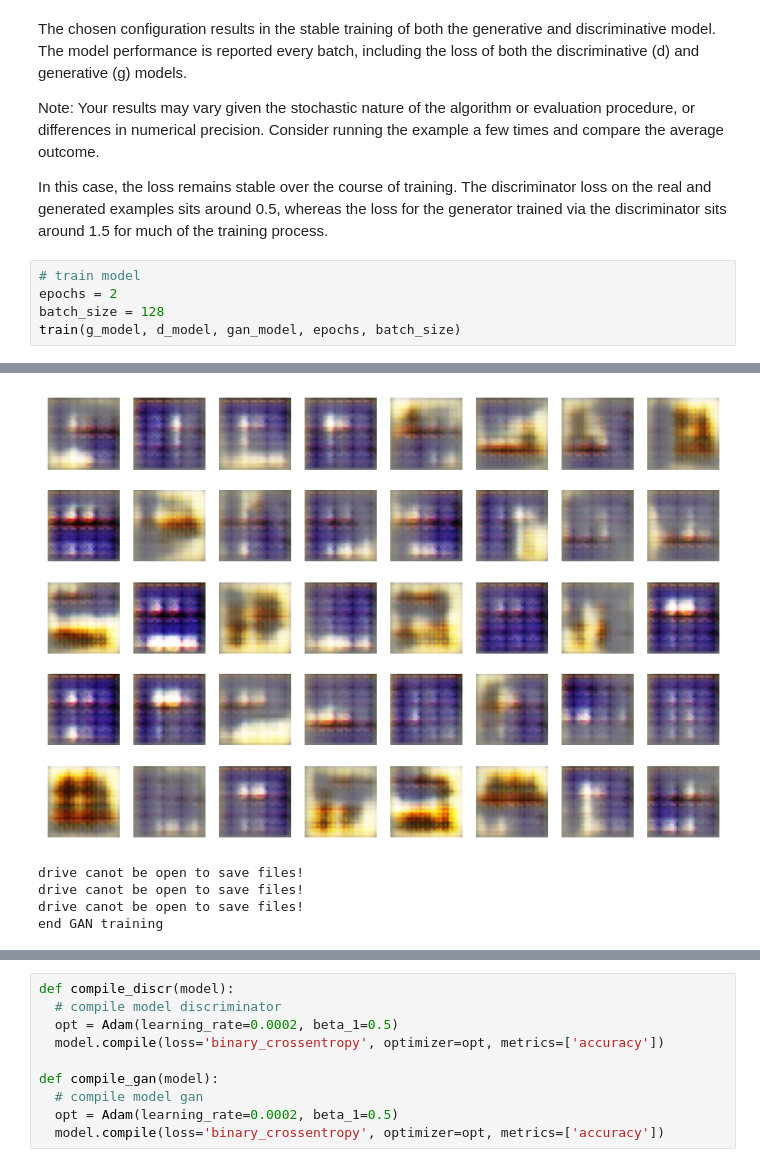
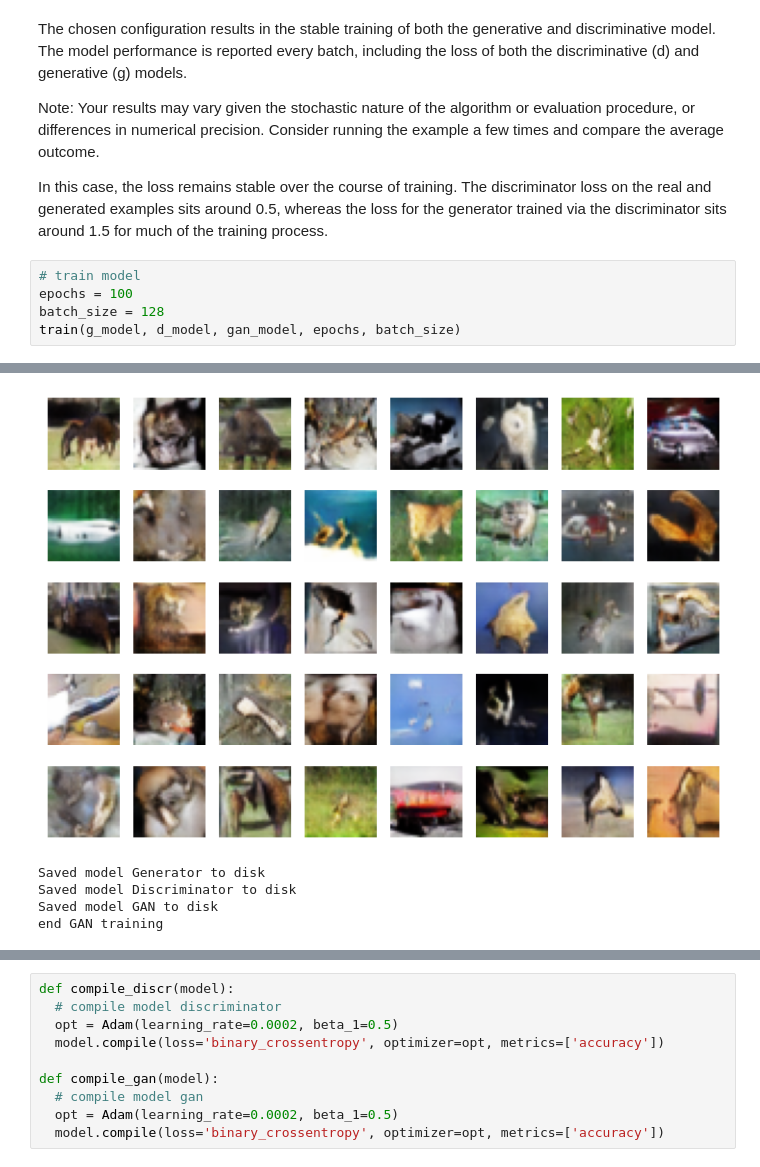
Before and after one commit to LeonimerMelo/GANs, a Jupyter notebook: CIFAR10_DCGAN_v7.ipynb, the cells around one changed output, grey strips where cells are left out. Saved outputs shown, nothing was run; the diff lists cells and outputs as text.

```diff
--- a/CIFAR10_DCGAN_v7.ipynb
+++ b/CIFAR10_DCGAN_v7.ipynb
@@ -492,7 +488,7 @@ Note: Your results may vary given the stochastic nature of the algorithm or eval
 In this case, the loss remains stable over the course of training. The discriminator loss on the real and generated examples sits around 0.5, whereas the loss for the generator trained via the discriminator sits around 1.5 for much of the training process.
 # %%
 # train model
-epochs = 2
+epochs = 100
 batch_size = 128
 train(g_model, d_model, gan_model, epochs, batch_size)
 # %% [output]
@@ -501,7 +497,7 @@ train(g_model, d_model, gan_model, epochs, batch_size)
-[figure, old version]
+[figure, new version]
-drive canot be open to save files!
-drive canot be open to save files!
-drive canot be open to save files!
+Saved model Generator to disk
+Saved model Discriminator to disk
+Saved model GAN to disk
 end GAN training
 # %%
 # rotina para carregar os modelos das redes treinadas (modelo, pesos e bias)
```
Also changed, not shown: parts of 13 cells of this notebook.
